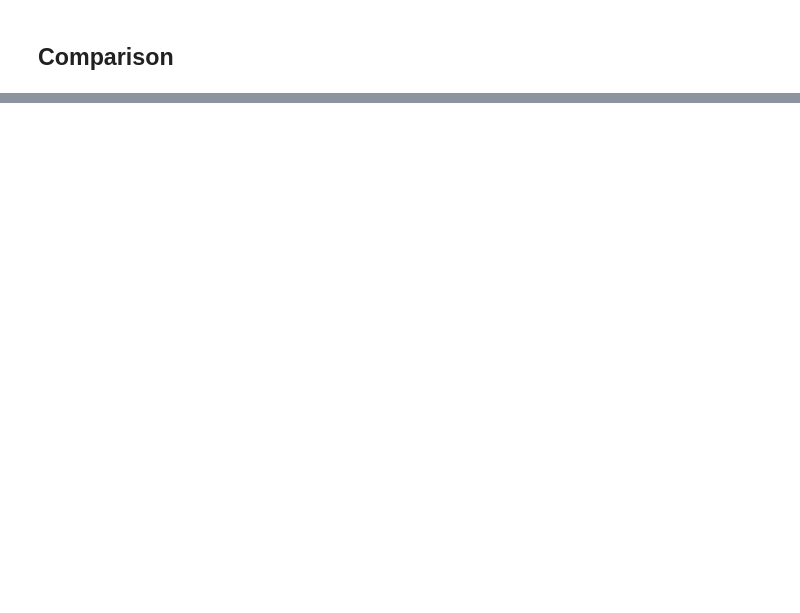
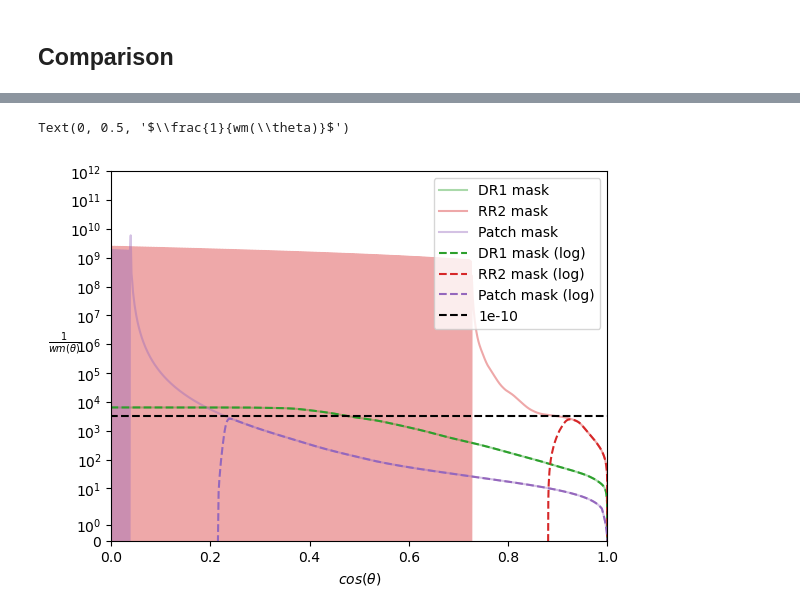
Before and after one commit to JaimeRZP/GLASS_cov_challenge, a Jupyter notebook: unmixing_comparison.ipynb, the cells around one changed output, grey strips where cells are left out. Drawn from its saved outputs; the diff is of its cells as text; code cells hidden in the pictures; blank space fills up the shorter version.

```diff
--- a/unmixing_comparison.ipynb
+++ b/unmixing_comparison.ipynb
@@ -56,3 +98,29 @@ Error:
+# %%
+#fig, ax = plt.subplots(figsize=(8,6))
+f = dr1_mask_corr["VIS", "VIS", 1, 1]-dr1_mask_corr["VIS", "VIS", 1, 1][-1]
+plt.plot(xvals[::-1], f[::-1], 'C2-', alpha=0.4, label='DR1 mask')
+f = rr2d_mask_corr["VIS", "VIS", 1, 1]-rr2d_mask_corr["VIS", "VIS", 1, 1][-1]
+plt.plot(xvals[::-1], f[::-1], 'C3-', alpha=0.4, label='RR2 mask')
+f = patch_mask_corr["VIS", "VIS", 1, 1]-patch_mask_corr["VIS", "VIS", 1, 1][-1]
+plt.plot(xvals[::-1], f[::-1], 'C4-', alpha=0.4, label='Patch mask')
+
+f = dr1_mask_corr_log["VIS", "VIS", 1, 1]-dr1_mask_corr_log["VIS", "VIS", 1, 1][-1]
+plt.plot(xvals, f, 'C2--', label='DR1 mask (log)')
+f = rr2d_mask_corr_log["VIS", "VIS", 1, 1]-rr2d_mask_corr_log["VIS", "VIS", 1, 1][-1]
+plt.plot(xvals, f, 'C3--', label='RR2 mask (log)')
+f = patch_mask_corr_log["VIS", "VIS", 1, 1]-patch_mask_corr_log["VIS", "VIS", 1, 1][-1]
+plt.plot(xvals, f, 'C4--', label='Patch mask (log)')
+
+plt.plot(xvals, 10**3.5*np.ones_like(xvals), 'k--', label='1e-10')
+plt.legend()
+plt.yscale('symlog')
+plt.ylim(0, 1e12)
+plt.xlim(0., 1)
+plt.xlabel(r'$cos(\theta)$')
+plt.ylabel(r'$\frac{1}{wm(\theta)}$', rotation=0)
+# %% [output]
+Text(0, 0.5, '$\\frac{1}{wm(\\theta)}$')
+[figure, added]
 # %%
 def invert_mixing_matrix(M, rtol=1e-5):
     """
```
Also changed, not shown: parts of 37 cells of this notebook, 5 other files.
